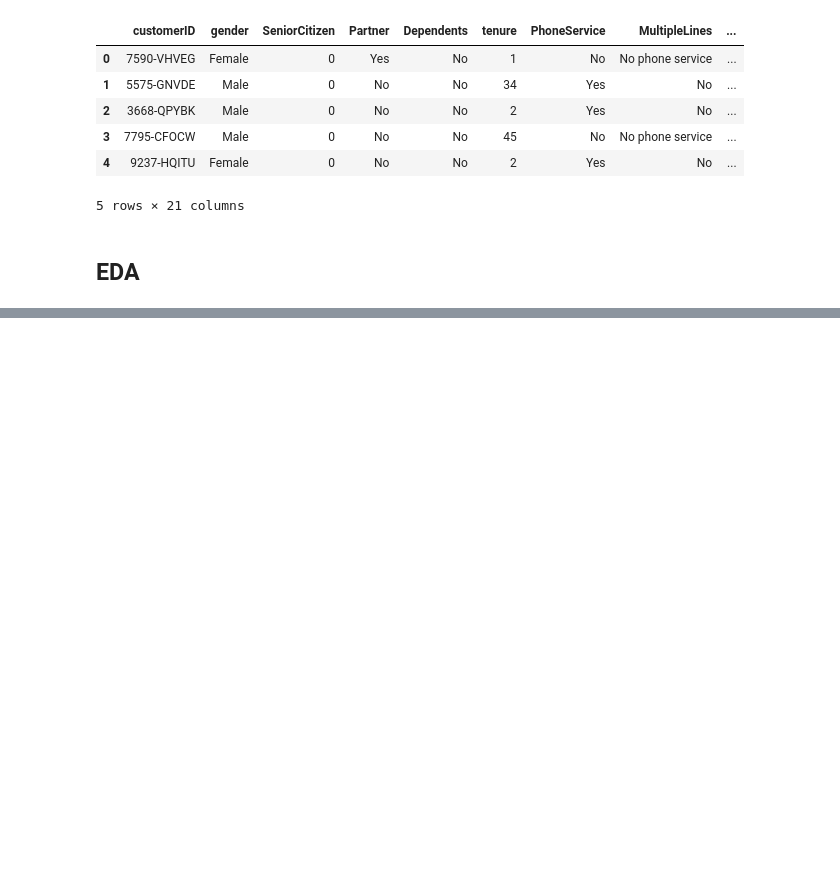
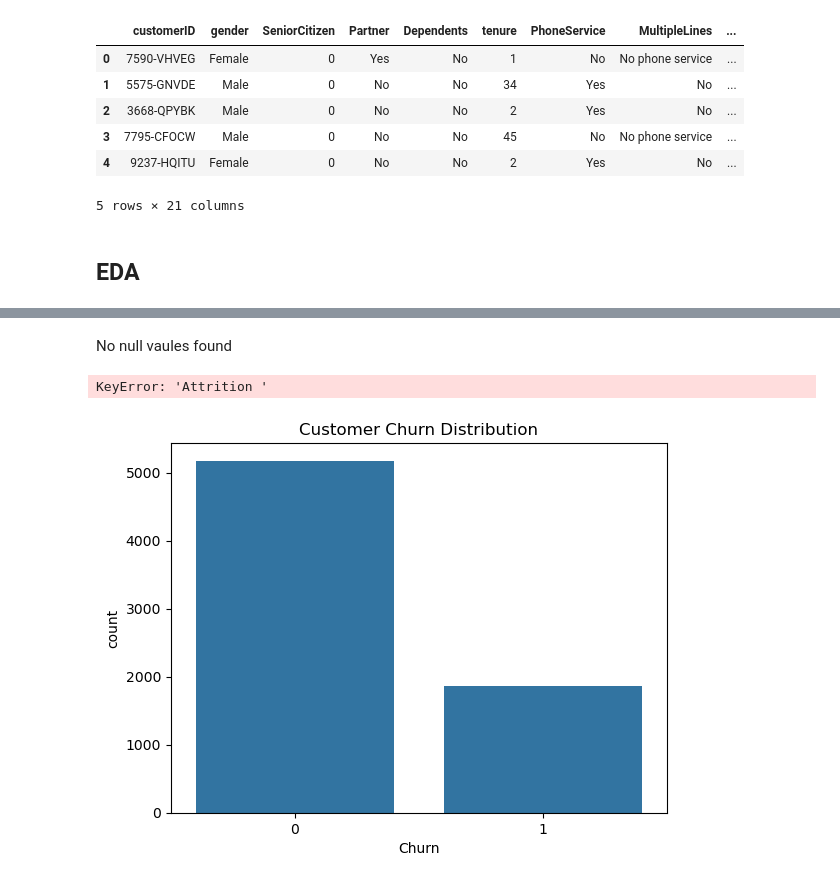
Before and after one commit to Sherrell-B/data-science, a Jupyter notebook: DSC 680 Project 1.ipynb, the cells around one changed output, grey strips where cells are left out. Drawn from its saved outputs; the diff is of its cells as text; code cells hidden in the pictures; blank space fills up the shorter version.

```diff
--- a/DSC 680 Project 1.ipynb
+++ b/DSC 680 Project 1.ipynb
@@ -8,6 +11,6 @@ import matplotlib.pyplot as plt
 # %%
 #load flat file dataset & select columns needed for analysis
-telecom_data = pd.read_csv('/Volumes/Editing/Bellevue Univ/Masters in Data Science/DSC 680 Applied Data Science/WA_Fn-UseC_-Telco-Customer-Churn.csv')
+telecom_data = pd.read_csv('/Volumes/Editing/Bellevue Univ/Masters in Data Science/DSC 680 Applied Data Science/Project 1/WA_Fn-UseC_-Telco-Customer-Churn.csv')
 # %%
 telecom_data.head()
 # %% [output]
@@ -22,0 +113,22 @@ telecom_data.head()
+# %% [markdown]
+No null vaules found
+# %%
+# Covert churn to numeric datatypes
+telecom_data['Churn'] = telecom_data['Churn'].replace({"Yes": 1,"No":0})
+# %%
+telecom_data['TotalCharges'] = pd.to_numeric(telecom_data['TotalCharges'], errors='coerce')
+# %%
+# How many customers have churned?
+target= telecom_data['Attrition ']
+# %% [output]
+KeyError: 'Attrition '
+# %%
+# Drop the customer ID column
+telecom_data.drop('customerID', axis=1, inplace=True)
+# %%
+# Visualize churn
+sns.countplot(data=telecom_data, x='Churn')
+plt.title("Customer Churn Distribution")
+plt.show()
+# %% [output]
+[figure, added]
```
Also changed, not shown: parts of 26 cells of this notebook, 7 other files.
